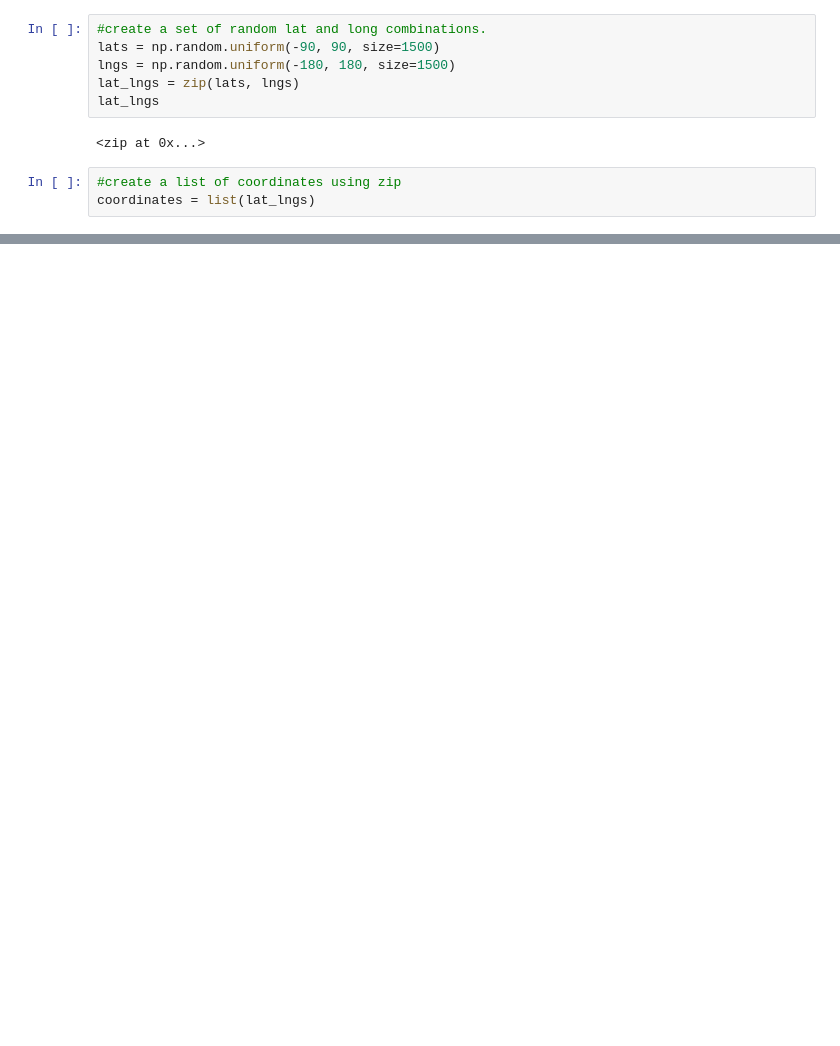
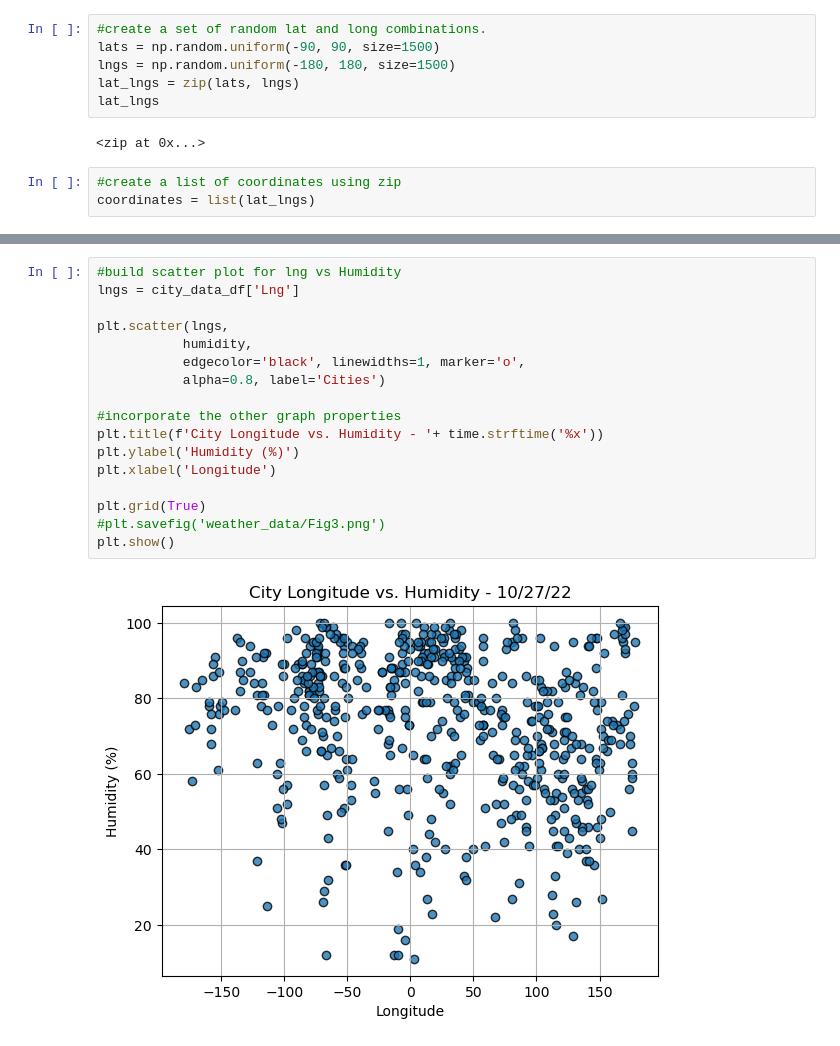
Before and after one commit to afsharritter/M6_APIs, a Jupyter notebook: Classwork/WeatherPy.ipynb, the cells around one changed output, grey strips where cells are left out. Drawn from its saved outputs; the diff is of its cells as text; blank space fills up the shorter version.

```diff
--- a/Classwork/WeatherPy.ipynb
+++ b/Classwork/WeatherPy.ipynb
@@ -33,0 +246,19 @@ len(cities)
+# %%
+#build scatter plot for lng vs Humidity
+lngs = city_data_df['Lng']
+
+plt.scatter(lngs,
+           humidity,
+           edgecolor='black', linewidths=1, marker='o',
+           alpha=0.8, label='Cities')
+
+#incorporate the other graph properties
+plt.title(f'City Longitude vs. Humidity - '+ time.strftime('%x'))
+plt.ylabel('Humidity (%)')
+plt.xlabel('Longitude')
+
+plt.grid(True)
+#plt.savefig('weather_data/Fig3.png')
+plt.show()
+# %% [output]
+[figure, added]
```
Also changed, not shown: parts of 17 cells of this notebook, 10 other files.
